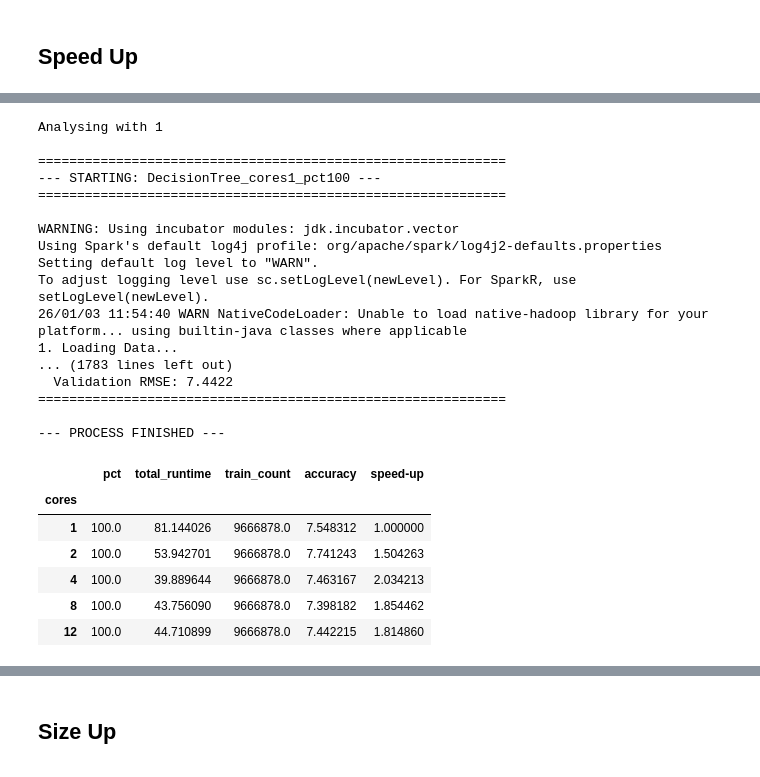
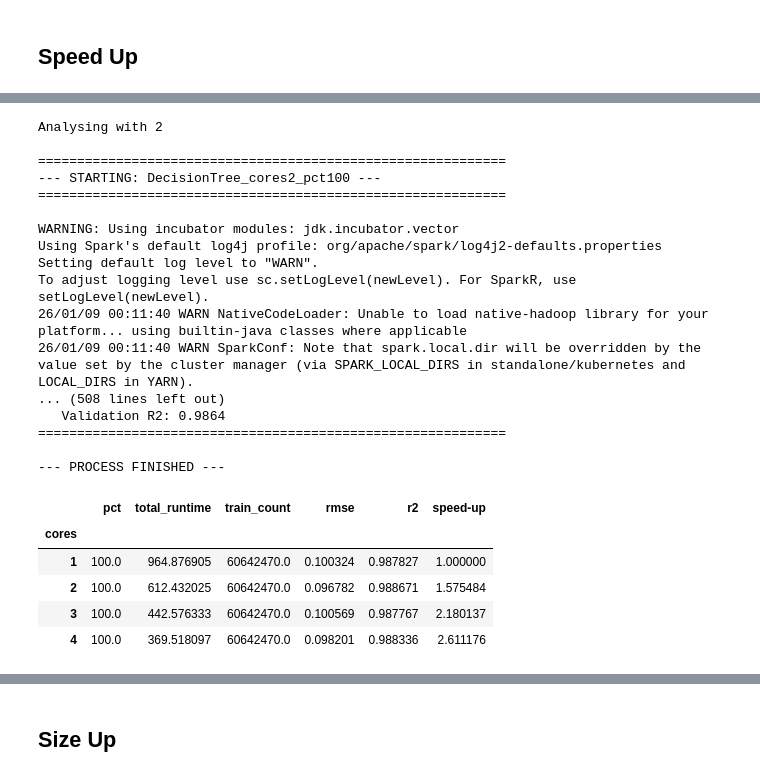
Before and after one commit to MariaGoico/Final-Project-LSDA, a Jupyter notebook: scalability.ipynb, the cells around one changed output, grey strips where cells are left out. Saved outputs shown, nothing was run; the diff lists cells and outputs as text; code cells hidden in the pictures.

```diff
--- a/scalability.ipynb
+++ b/scalability.ipynb
@@ -30,25 +38,25 @@ To adjust logging level use sc.setLogLevel(newLevel). For SparkR, use setLogLeve
 # %%
-num_cores = [1, 2, 3, 4]
+num_cores = [2, 3, 4]
 
-# for i in range(10):
-for cores in num_cores:
-    print(f'Analysing with {cores} ')
-    !python code/scalability_local.py {cores} 100 speedup.csv
+for i in range(5):
+    for cores in num_cores:
+        print(f'Analysing with {cores} ')
+        !python code/scalability_global.py {cores} 100 speedup_random_forest.csv
 # %% [output]
-Analysing with 1
+Analysing with 2
 
 ============================================================
---- STARTING: DecisionTree_cores1_pct100 ---
+--- STARTING: DecisionTree_cores2_pct100 ---
 ============================================================
 
 WARNING: Using incubator modules: jdk.incubator.vector
 Using Spark's default log4j profile: org/apache/spark/log4j2-defaults.properties
 Setting default log level to "WARN".
 To adjust logging level use sc.setLogLevel(newLevel). For SparkR, use setLogLevel(newLevel).
-26/01/03 11:54:40 WARN NativeCodeLoader: Unable to load native-hadoop library for your platform... using builtin-java classes where applicable
-1. Loading Data...
-... (1783 lines left out)
-  Validation RMSE: 7.4422
+26/01/09 00:11:40 WARN NativeCodeLoader: Unable to load native-hadoop library for your platform... using builtin-java classes where applicable
+26/01/09 00:11:40 WARN SparkConf: Note that spark.local.dir will be overridden by the value set by the cluster manager (via SPARK_LOCAL_DIRS in standalone/kubernetes and LOCAL_DIRS in YARN).
+... (508 lines left out)
+   Validation R2: 0.9864
 ============================================================
 
 --- PROCESS FINISHED ---
@@ -56,23 +64,22 @@ To adjust logging level use sc.setLogLevel(newLevel). For SparkR, use setLogLeve
 def speed_up(results, runtime_col):
     return results[runtime_col].iloc[0] / results[runtime_col]
 # %%
-results = pd.read_csv('scalability_results/speedup.csv',
+results = pd.read_csv('scalability_results/speedup_dt.csv',
                       names=['cores', 'pct', 'total_runtime', 'train_count', 'rmse', 'r2'])
 
 grouped = results.groupby('cores')
 avg_results = grouped.mean()
 std = grouped.std()
 avg_results['speed-up'] = speed_up(avg_results, 'total_runtime')
 
 avg_results
 # %% [output]
-|  | pct | total_runtime | train_count | accuracy | speed-up |
-| cores |  |  |  |  |  |
-| 1 | 100.0 | 81.144026 | 9666878.0 | 7.548312 | 1.000000 |
-| 2 | 100.0 | 53.942701 | 9666878.0 | 7.741243 | 1.504263 |
-| 4 | 100.0 | 39.889644 | 9666878.0 | 7.463167 | 2.034213 |
-| 8 | 100.0 | 43.756090 | 9666878.0 | 7.398182 | 1.854462 |
-| 12 | 100.0 | 44.710899 | 9666878.0 | 7.442215 | 1.814860 |
+|  | pct | total_runtime | train_count | rmse | r2 | speed-up |
+| cores |  |  |  |  |  |  |
+| 1 | 100.0 | 964.876905 | 60642470.0 | 0.100324 | 0.987827 | 1.000000 |
+| 2 | 100.0 | 612.432025 | 60642470.0 | 0.096782 | 0.988671 | 1.575484 |
+| 3 | 100.0 | 442.576333 | 60642470.0 | 0.100569 | 0.987767 | 2.180137 |
+| 4 | 100.0 | 369.518097 | 60642470.0 | 0.098201 | 0.988336 | 2.611176 |
 # %%
 from matplotlib import pyplot as plt
 
```
Also changed, not shown: parts of 9 cells of this notebook, 7 other files.
